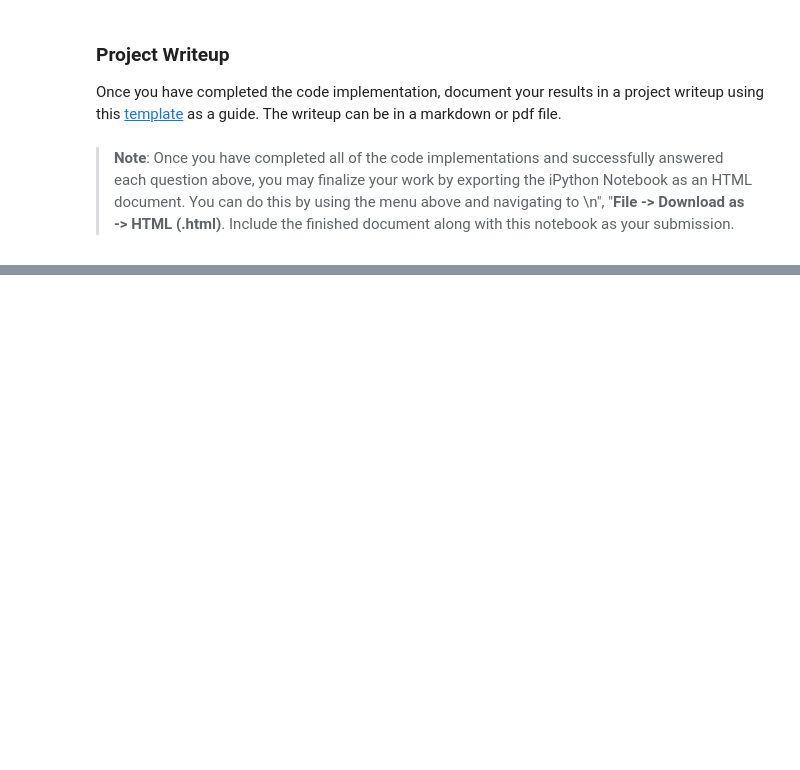
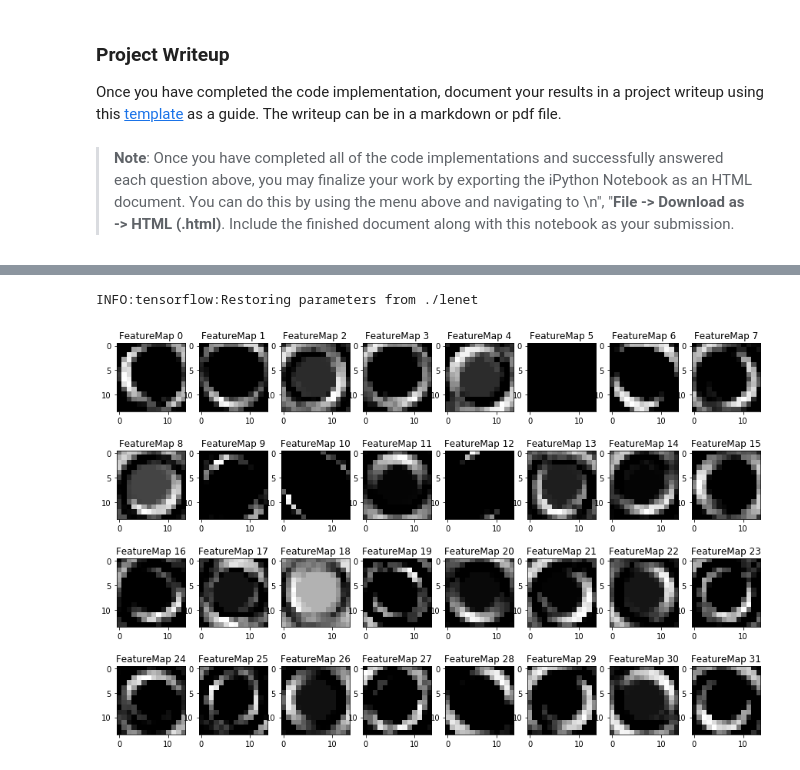
Before and after one commit to JoaoGranja/CarND-Traffic-Sign-Classifier-Project, a Jupyter notebook: Traffic_Sign_Classifier.ipynb, the cells around one changed output, grey strips where cells are left out. Saved outputs shown, nothing was run; the diff lists cells and outputs as text; code cells hidden in the pictures; blank space fills up the shorter version.

```diff
--- a/Traffic_Sign_Classifier.ipynb
+++ b/Traffic_Sign_Classifier.ipynb
@@ -532,10 +590,8 @@ Validation Accuracy = 0.914
 ## Evaluate the Model
 Once I am completely satisfied with my model, I evaluate the performance of the model on the test set.
 # %%
-'''
 with tf.Session() as sess:
     saver.restore(sess, tf.train.latest_checkpoint('.'))
 
-    test_accuracy = evaluate(X_test, y_test)
+    test_accuracy = evaluate(x_test, y_test)
     print("Test Accuracy = {:.3f}".format(test_accuracy))
-'''
@@ -606,3 +747,11 @@ Looking just at the first row we get `[ 0.34763842,  0.24879643,  0.12789202]`,
 # %%
 ### Print out the top five softmax probabilities for the predictions on the German traffic sign images found on the web.
 ### Feel free to use as many code cells as needed.
+
+top_k = tf.nn.top_k(tf.nn.softmax(logits), k=5)
+with tf.Session() as sess:
+    saver.restore(sess, tf.train.latest_checkpoint('.'))
+
+    top_labels = sess.run(top_k, feed_dict={x: norm_gray_images, keep_prob: 1})
+
+print(top_labels)
@@ -647,7 +815,7 @@ def outputFeatureMap(image_input, tf_activation, activation_min=-1, activation_m
     # image_input =
     # Note: x should be the same name as your network's tensorflow data placeholder variable
     # If you get an error tf_activation is not defined it may be having trouble accessing the variable from inside a function
-    activation = tf_activation.eval(session=sess,feed_dict={x : image_input})
+    activation = tf_activation.eval(session=sess,feed_dict={x : image_input, keep_prob: 1})
     featuremaps = activation.shape[3]
     plt.figure(plt_num, figsize=(15,15))
     for featuremap in range(featuremaps):
@@ -661,3 +829,13 @@ def outputFeatureMap(image_input, tf_activation, activation_min=-1, activation_m
             plt.imshow(activation[0,:,:, featuremap], interpolation="nearest", vmin=activation_min, cmap="gray")
         else:
             plt.imshow(activation[0,:,:, featuremap], interpolation="nearest", cmap="gray")
+# %%
+with tf.Session() as sess:
+    saver.restore(sess, tf.train.latest_checkpoint('.'))
+
+    image_input = norm_gray_images[4].reshape(1, 32,32,1)
+    tf_activation = layer_1
+    outputFeatureMap(image_input, tf_activation, activation_min=-1, activation_max=-1 ,plt_num=1)
+# %% [output]
+INFO:tensorflow:Restoring parameters from ./lenet
+[figure, added]
```
Also changed, not shown: parts of 15 cells of this notebook, 13 other files.
